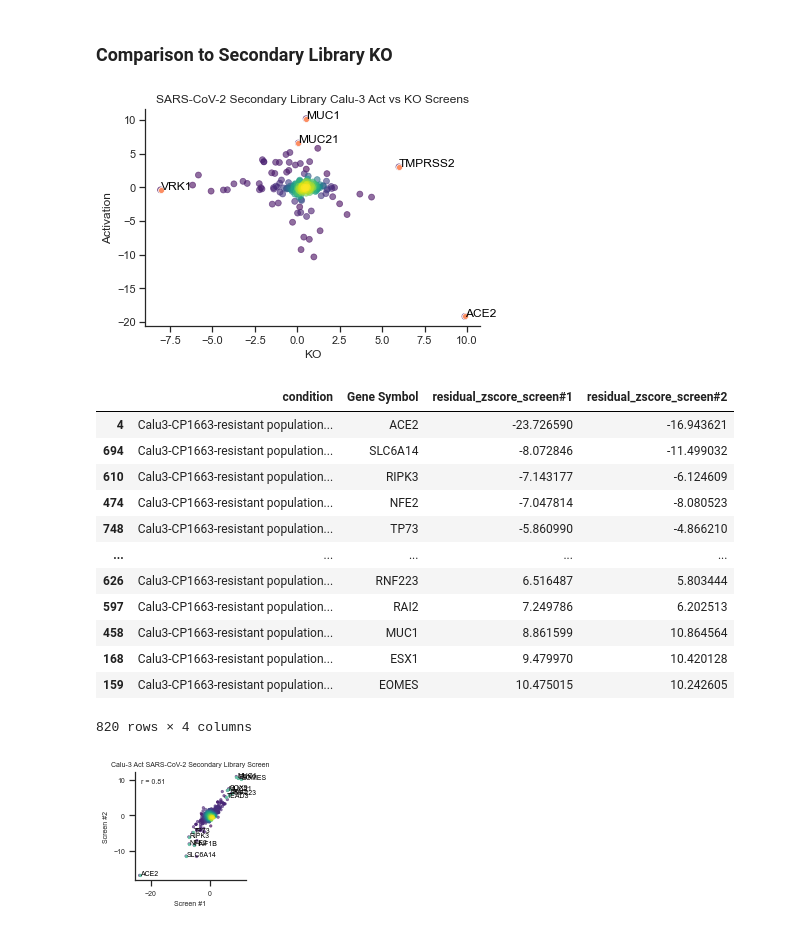
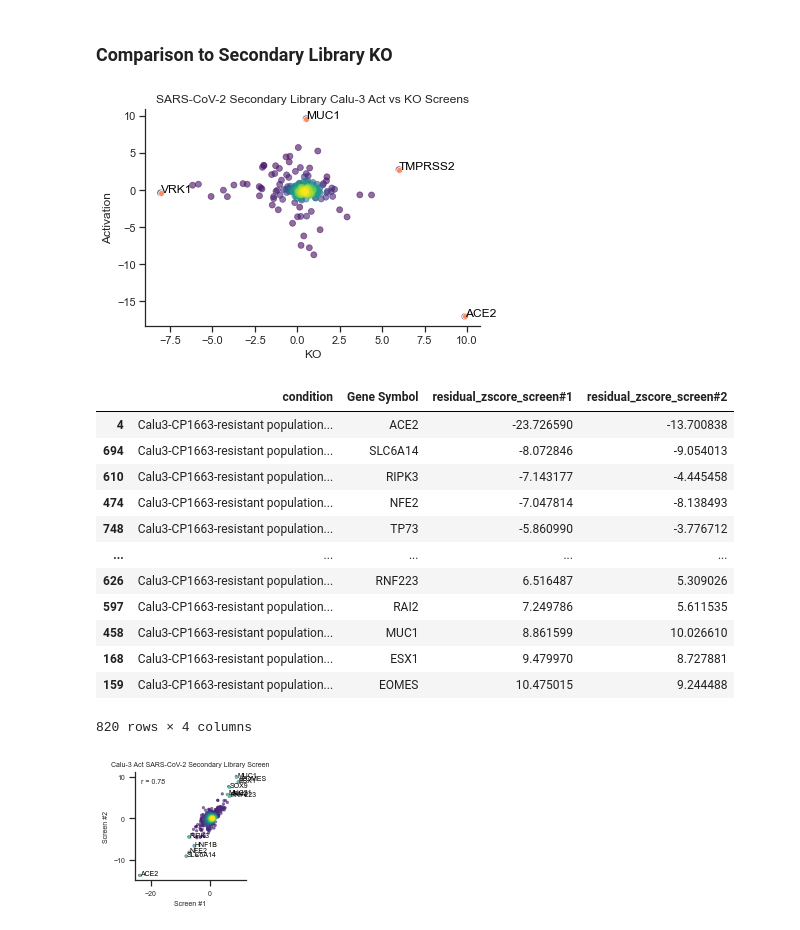
Before and after one commit to PriyankaRoy5/SARS-CoV-2-meta-analysis, a Jupyter notebook: SecondaryScreens/Goujon_Calu3_Act_Secondary_Library_screen.ipynb, the cells around one changed output. Cells and saved outputs as stored; diff of their text form; code cells hidden in the pictures.

Commit message:
added corrected Calu3 Activation secondary analysis without read count summation for resistant 2.2 pop

```diff
--- a/SecondaryScreens/Goujon_Calu3_Act_Secondary_Library_screen.ipynb
+++ b/SecondaryScreens/Goujon_Calu3_Act_Secondary_Library_screen.ipynb
@@ -71,11 +71,13 @@ def select_top_ranks(df, rank = 5): #pick top ranks from each column of df with
 # %%
 reads_nopDNA_1 = pd.read_csv('../../../Data/Reads/Goujon/Calu3/Secondary_Library/counts-JD_GPP2725_Goujon_Plate2.txt', sep='\t')
 reads_nopDNA_1 = reads_nopDNA_1.copy().drop('Construct IDs', axis=1)
-reads_nopDNA_2 = pd.read_csv('../../../Data/Reads/Goujon/Calu3/Secondary_Library/counts-JD_GPP2772_Goujon_20210726_P1_CP1663.txt', sep='\t')
-reads_nopDNA_2 = reads_nopDNA_2.copy().drop('Construct IDs', axis=1)
 
-reads_nopDNA = pd.merge(reads_nopDNA_1, reads_nopDNA_2, on = ['Construct Barcode'], how = 'outer')
-reads_nopDNA
+### CORRECTION: this read counts file was processed with a separate annotations file so should not be included in this analysis
+# reads_nopDNA_2 = pd.read_csv('../../../Data/Reads/Goujon/Calu3/Secondary_Library/counts-JD_GPP2772_Goujon_20210726_P1_CP1663.txt', sep='\t')
+# reads_nopDNA_2 = reads_nopDNA_2.copy().drop('Construct IDs', axis=1)
+
+# reads_nopDNA = pd.merge(reads_nopDNA_1, reads_nopDNA_2, on = ['Construct Barcode'], how = 'outer')
+reads_nopDNA = reads_nopDNA_1.copy()
 
 pDNA_reads_all = pd.read_csv('../../../Data/Reads/Goujon/Calu3/Secondary_Library/counts-LS20210325_A01_AAHG03_XPR502_G0_CP1663_M-AM39.txt', sep='\t')
 pDNA_reads_all
@@ -89,14 +91,19 @@ reads_all = reads_all.copy().drop(empty_cols, axis=1)
 
 CP1663_cols = ['Construct Barcode', 'pDNA'] + [col for col in reads_all.columns if '1663' in col]
 
-reads_plate_split = reads_all[CP1663_cols]
+reads = reads_all[CP1663_cols]
 
-reads = reads_plate_split.copy()
-reads = reads.drop(['Calu3-CP1663-resistant population screen #2.2_x', 'Calu3-CP1663-resistant population screen #2.2_y'], axis=1)
+### CORRECTION: reads should not be summed across both read counts files (please see above)
+# reads = reads_plate_split.copy()
+
+# reads = reads.drop(['Calu3-CP1663-resistant population screen #2.2_x', 'Calu3-CP1663-resistant population screen #2.2_y'], axis=1)
 # Combine reads for resistant population screen #2.2
-reads.loc[:,'Calu3-CP1663-resistant population screen #2.2'] = (reads_plate_split['Calu3-CP1663-resistant population screen #2.2_x'] +
-                                                          reads_plate_split['Calu3-CP1663-resistant population screen #2.2_y'])
+# reads.loc[:,'Calu3-CP1663-resistant population screen #2.2'] = (reads_plate_split['Calu3-CP1663-resistant population screen #2.2_x'] +
+#                                                           reads_plate_split['Calu3-CP1663-resistant population screen #2.2_y'])
 # reads.loc[:,'Calu3-CP1663-resistant population screen #2.2'] = resistant_2_2_combined_reads
+
+# reads = reads_plate_split.copy().drop(['Calu3-CP1663-resistant population screen #2.2_y'], axis=1)
+# reads = reads.copy().rename(columns={'Calu3-CP1663-resistant population screen #2.2_x', 'Calu3-CP1663-resistant population screen #2.2'})
 reads
 # %% [output]
 |  | Construct Barcode | pDNA | Calu3-CP1663-intitial population ... | Calu3-CP1663-resistant population... | Calu3-CP1663-intitial population ... | ... |
@@ -114,7 +121,7 @@ reads
 5001 rows × 7 columns
 # %%
 # Gene Annotations
-chip = pd.read_csv('../../../Data/Interim/Goujon/Calu3/Secondary_Library/CP1663_GRCh38_NCBI_strict_gene_20210707.chip', sep='\t')
+chip = pd.read_csv('../../../Data/Interim/Goujon/Secondary_Library/CP1663_GRCh38_NCBI_strict_gene_20210707.chip', sep='\t')
 chip = chip.rename(columns={'Barcode Sequence':'Construct Barcode'})
 chip_reads = pd.merge(chip[['Construct Barcode', 'Gene Symbol']], reads, on = ['Construct Barcode'], how = 'right')
 chip_reads
@@ -333,26 +340,26 @@ with pd.ExcelWriter('../../../Data/Processed/Individual_screens_v2/Calu3_Seconda
 # %% [markdown]
 ### Comparison to Secondary Library KO
 # %%
-KO_gene_residual_sheet = pd.read_excel('../../../Data/Processed/GEO_submission_v2/SecondaryLibrary/Calu3_SecondaryLibraryKO_Goujon.xlsx')
+KO_gene_residual_sheet = pd.read_excel('../../../Data/Processed/GEO_SecondarySubmission/Calu3_SecondaryLibraryKO_Goujon.xlsx')
 secondary_library = pd.merge(KO_gene_residual_sheet, gene_residual_sheet, how = 'outer', on = 'Gene Symbol', suffixes=['_KO', '_Act'])
 
 secondary_library_annot_df = select_top_ranks(secondary_library)
 fig, ax = plt.subplots()
 ax = gpp.point_densityplot(secondary_library.dropna(), x='residual_zscore_avg_KO', y='residual_zscore_avg_Act')
 sns.scatterplot(data=secondary_library_annot_df.dropna(), x='residual_zscore_avg_KO', y='residual_zscore_avg_Act')
 texts= []
 for j, row in secondary_library_annot_df.dropna().iterrows():
     texts.append(ax.text(row['residual_zscore_avg_KO'], row['residual_zscore_avg_Act'], row['Gene Symbol'],
                                   color = 'black'))
         # ensures text labels are non-overlapping
 #     adjust_text(texts)
 sns.despine()
 plt.title('SARS-CoV-2 Secondary Library Calu-3 Act vs KO Screens')
 plt.xlabel('KO')
 plt.ylabel('Activation')
 fig.savefig('../../../Figures/SecondaryLibrary_Calu3_ActvsKO.png', bbox_inches='tight')
 # %% [output]
-[figure, old version]
+[figure, new version]
 # %%
 screen1_df = gene_residuals[gene_residuals['condition'].str.contains('#1')]
 screen2_df = gene_residuals[gene_residuals['condition'].str.contains('#2')]
@@ -363,17 +370,17 @@ zscore_df = pd.merge(screen1_df[['condition','Gene Symbol', 'residual_zscore']],
 zscore_df
 # %% [output]
 |  | condition | Gene Symbol | residual_zscore_screen#1 | residual_zscore_screen#2 |
-| 4 | Calu3-CP1663-resistant population... | ACE2 | -23.726590 | -16.943621 |
-| 694 | Calu3-CP1663-resistant population... | SLC6A14 | -8.072846 | -11.499032 |
-| 610 | Calu3-CP1663-resistant population... | RIPK3 | -7.143177 | -6.124609 |
-| 474 | Calu3-CP1663-resistant population... | NFE2 | -7.047814 | -8.080523 |
-| 748 | Calu3-CP1663-resistant population... | TP73 | -5.860990 | -4.866210 |
+| 4 | Calu3-CP1663-resistant population... | ACE2 | -23.726590 | -13.700838 |
+| 694 | Calu3-CP1663-resistant population... | SLC6A14 | -8.072846 | -9.054013 |
+| 610 | Calu3-CP1663-resistant population... | RIPK3 | -7.143177 | -4.445458 |
+| 474 | Calu3-CP1663-resistant population... | NFE2 | -7.047814 | -8.138493 |
+| 748 | Calu3-CP1663-resistant population... | TP73 | -5.860990 | -3.776712 |
 | ... | ... | ... | ... | ... |
-| 626 | Calu3-CP1663-resistant population... | RNF223 | 6.516487 | 5.803444 |
-| 597 | Calu3-CP1663-resistant population... | RAI2 | 7.249786 | 6.202513 |
-| 458 | Calu3-CP1663-resistant population... | MUC1 | 8.861599 | 10.864564 |
-| 168 | Calu3-CP1663-resistant population... | ESX1 | 9.479970 | 10.420128 |
-| 159 | Calu3-CP1663-resistant population... | EOMES | 10.475015 | 10.242605 |
+| 626 | Calu3-CP1663-resistant population... | RNF223 | 6.516487 | 5.309026 |
+| 597 | Calu3-CP1663-resistant population... | RAI2 | 7.249786 | 5.611535 |
+| 458 | Calu3-CP1663-resistant population... | MUC1 | 8.861599 | 10.026610 |
+| 168 | Calu3-CP1663-resistant population... | ESX1 | 9.479970 | 8.727881 |
+| 159 | Calu3-CP1663-resistant population... | EOMES | 10.475015 | 9.244488 |
 820 rows × 4 columns
 # %%
 # Screen 2 vs Screen 1
@@ -411,7 +418,7 @@ plt.yticks(fontsize=7)
 sns.despine()
 gpp.savefig('../../../Figures/Scatterplots/Calu3_Act_Secondary_Screen1vs2_scatterplot.pdf', dpi=300)
 # %% [output]
-[figure, old version]
+[figure, new version]
 # %%
 with pd.ExcelWriter('../../../Data/Processed/Individual_screens_v2/Calu3_SecondaryLibraryAct_Goujon_indiv_screens.xlsx') as writer:
     zscore_df.to_excel(writer, sheet_name='indiv_screen_zscore', index =False)
```
Also changed, not shown: parts of 6 cells of this notebook.
